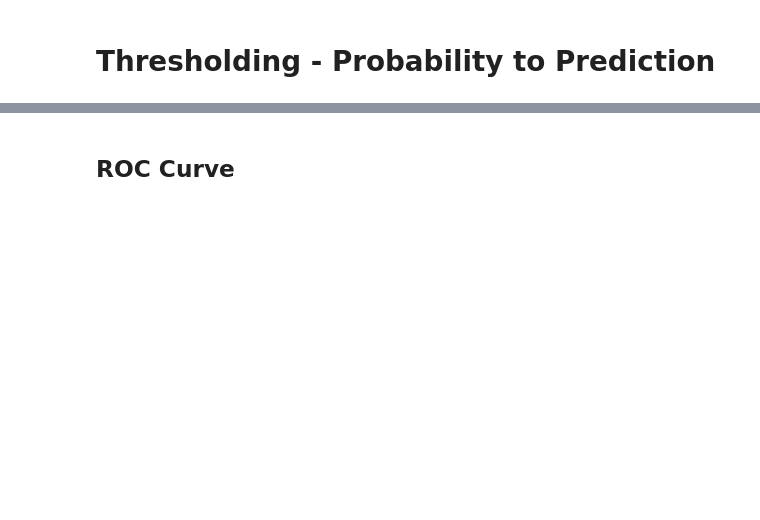
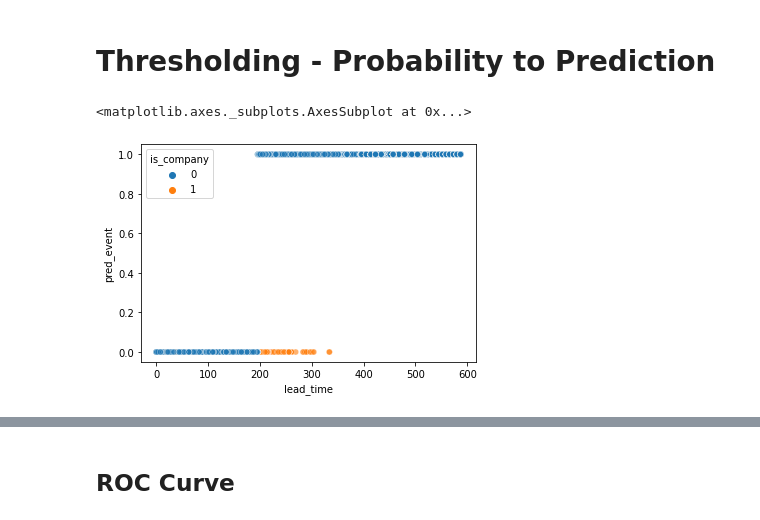
Before and after one commit to pedroteche-ih/DAFT_MEX_202209, a Jupyter notebook: Introduction to Supervised Classification.ipynb, the cells around one changed output, grey strips where cells are left out. Drawn from its saved outputs; the diff is of its cells as text; code cells hidden in the pictures; blank space fills up the shorter version.

```diff
--- a/Introduction to Supervised Classification.ipynb
+++ b/Introduction to Supervised Classification.ipynb
@@ -42,0 +176,10 @@ from sklearn.linear_model import LogisticRegression
+# %%
+tb_hotel['company_lead_time'] = tb_hotel['+lead_time']
+X = tb_hotel[['lead_time', 'is_company']]
+y = tb_hotel['is_cancelled']
+
+log_fit = LogisticRegression()
+log_fit.fit(X, y)
+
+tb_hotel['pred_probability'] = log_fit.predict_proba(X)[:,1]
+sns.scatterplot(data = tb_hotel, x = 'lead_time', y = 'pred_probability', hue = 'is_company');
@@ -43,2 +196,8 @@ from sklearn.linear_model import LogisticRegression
 # %% [markdown]
 # Thresholding - Probability to Prediction
+# %%
+tb_hotel['pred_event'] = log_fit.predict(X)
+sns.scatterplot(data = tb_hotel, x = 'lead_time', y = 'pred_event', hue = 'is_company', alpha = 0.6)
+# %% [output]
+<matplotlib.axes._subplots.AxesSubplot at 0x...>
+[figure, added]
```
Also changed, not shown: parts of 31 cells of this notebook.
